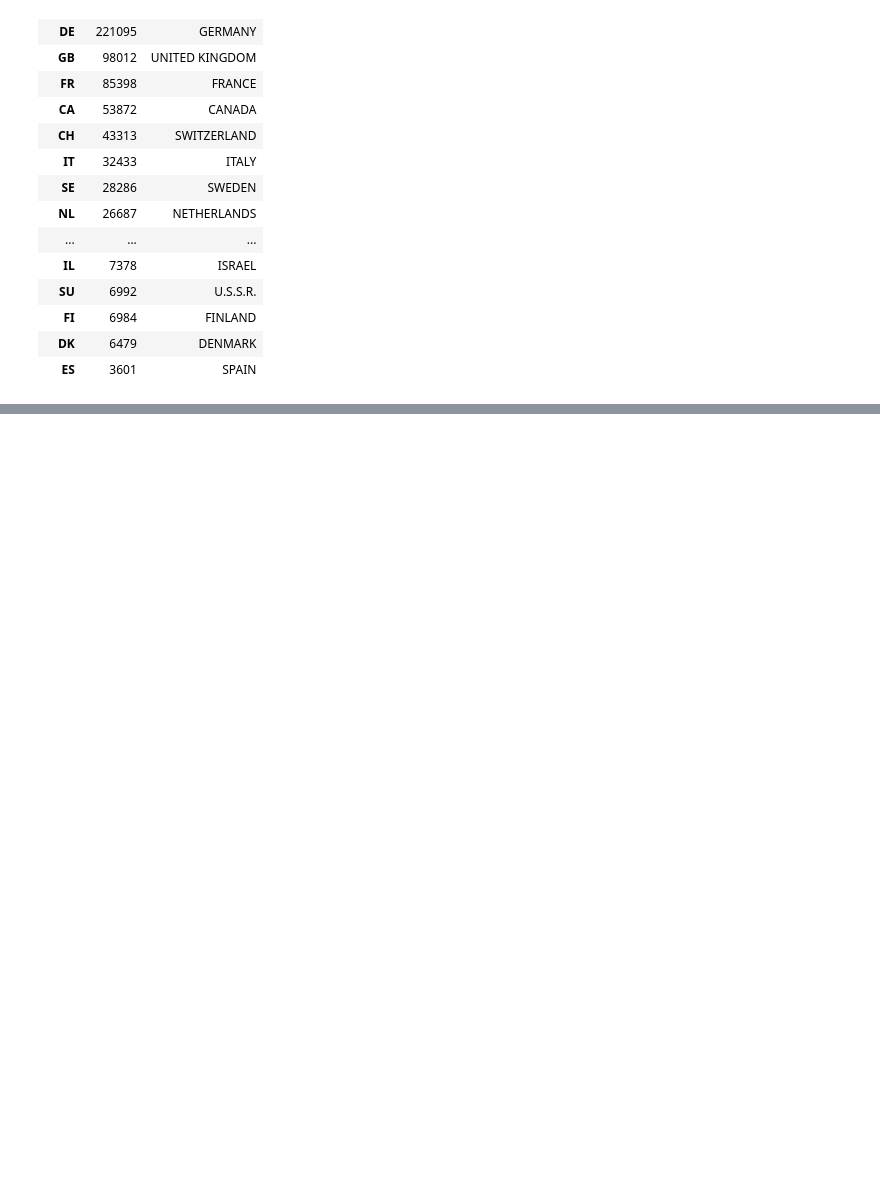
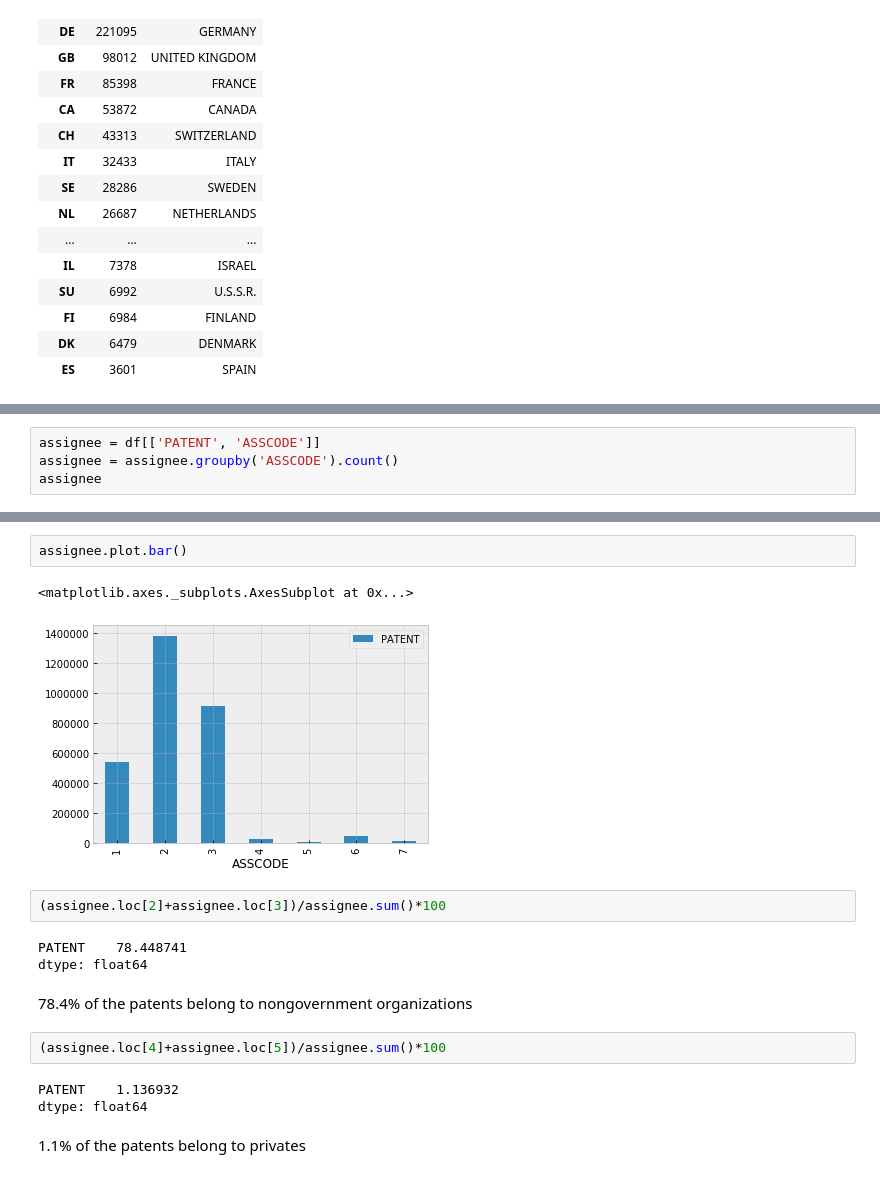
Before and after one commit to antonino-barbera/seanbi, a Jupyter notebook: project/project.ipynb, the cells around one changed output, grey strips where cells are left out. Cells and saved outputs as stored; diff of their text form; blank space fills up the shorter version.

```diff
--- a/project/project.ipynb
+++ b/project/project.ipynb
@@ -376,0 +381,4 @@ country_trend2.sort_values(by=['PATENT'], ascending=False).head(20)
+# %%
+assignee = df[['PATENT', 'ASSCODE']]
+assignee = assignee.groupby('ASSCODE').count()
+assignee
@@ -376,0 +395,19 @@ country_trend2.sort_values(by=['PATENT'], ascending=False).head(20)
+# %%
+assignee.plot.bar()
+# %% [output]
+<matplotlib.axes._subplots.AxesSubplot at 0x...>
+[figure, added]
+# %%
+(assignee.loc[2]+assignee.loc[3])/assignee.sum()*100
+# %% [output]
+PATENT    78.448741
+dtype: float64
+# %% [markdown]
+78.4% of the patents belong to nongovernment organizations
+# %%
+(assignee.loc[4]+assignee.loc[5])/assignee.sum()*100
+# %% [output]
+PATENT    1.136932
+dtype: float64
+# %% [markdown]
+1.1% of the patents belong to privates
```
Also changed, not shown: parts of 14 cells of this notebook.
